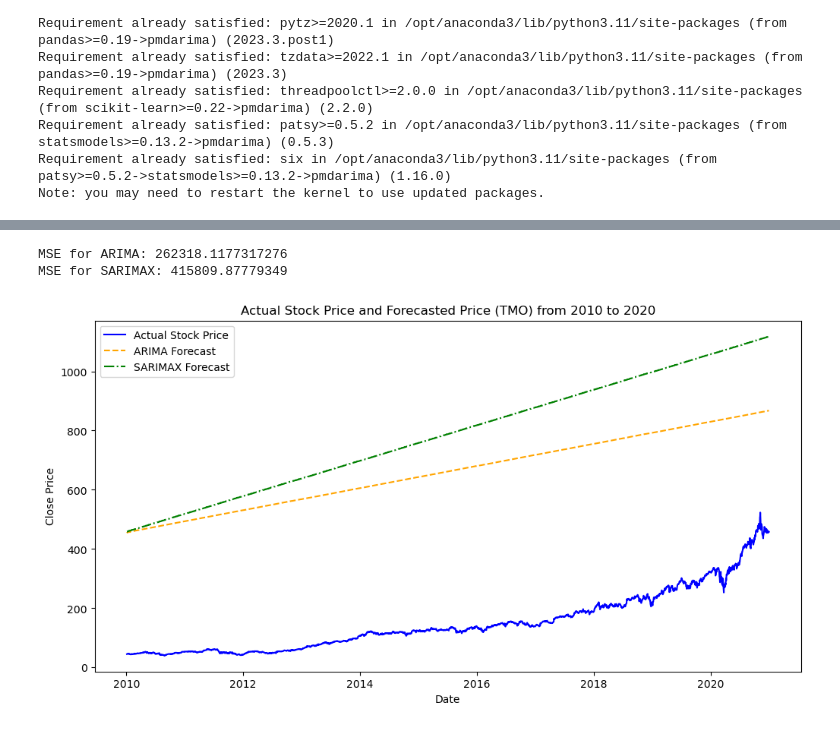
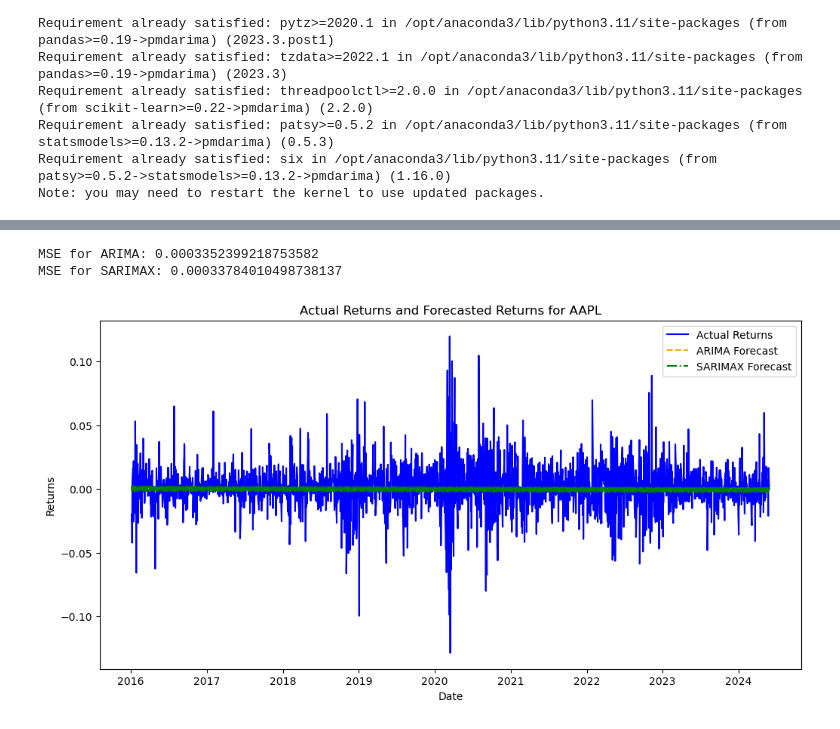
Before and after one commit to diyizhilunba/Python-for-Finance, a Jupyter notebook: method of time series.ipynb, the cells around one changed output, grey strips where cells are left out. Cells and saved outputs as stored; diff of their text form; code cells hidden in the pictures.

Commit message:
time series (two models)
A new optimized version

```diff
--- a/method of time series.ipynb
+++ b/method of time series.ipynb
@@ -35,0 +31,7 @@ sp500_list = sp500_df['Symbol'].sample(n=3).tolist()
+# %%
+START_DATE = '2016-01-01'
+END_DATE = '2024-5-29'
+ASSET = ['AAPL','TSLA', 'MSFT',"NVDA","GOOGL","AMZN","META"]
+prices_df = yf.download(ASSET,start = START_DATE,end = END_DATE)
+print(f'Downloaded {prices_df.shape[0]} rows of data.')
+prices_df.head()
@@ -36,8 +50,9 @@ sp500_list = sp500_df['Symbol'].sample(n=3).tolist()
 # %%
-start_date = '2010-01-01'
-end_date = '2020-12-31'
-prices_df = yf.download(sp500_list, start=start_date, end=end_date)['Adj Close']
-prices_df.dropna(axis=1, inplace=True)
-print(f'Downloaded {prices_df.shape[0]} rows of data.')
-print(prices_df.head())
+big_7_returns = prices_df['Adj Close'].pct_change().dropna()
+
+aapl_returns = big_7_returns['AAPL']
+q_low = aapl_returns.quantile(0.01)
+q_high = aapl_returns.quantile(0.99)
+aapl_returns_filtered = aapl_returns[(aapl_returns > q_low) & (aapl_returns < q_high)]
+aapl_returns.head()
 # %% [output]
@@ -59,6 +66,7 @@ data = data.dropna()
 # %%
-model_arima = pm.auto_arima(data['Close'], start_p=1, start_q=1, max_p=5, max_q=5, seasonal=False, d=1,
+model_arima = pm.auto_arima(aapl_returns_filtered, start_p=1, start_q=1, max_p=5, max_q=5, seasonal=False, d=1,
                             trace=True, error_action='ignore', suppress_warnings=True, stepwise=True)
-fc_arima, confint_arima = model_arima.predict(n_periods=len(data) + 12 * 4, return_conf_int=True)
+
+fc_arima, confint_arima = model_arima.predict(n_periods=len(aapl_returns) + 12 * 4, return_conf_int=True)
 # %% [output]
 Performing stepwise search to minimize aic
@@ -81,5 +89,5 @@ Total fit time: 24.564 seconds
 # %%
-model_sarimax = SARIMAX(data['Close'], order=(2, 1, 2), seasonal_order=(1, 1, 1, 12))
+model_sarimax = SARIMAX(aapl_returns_filtered, order=(2, 1, 2), seasonal_order=(1, 1, 1, 12))
 results_sarimax = model_sarimax.fit()
-fc_sarimax = results_sarimax.forecast(steps=len(data) + 12 * 4)
+fc_sarimax = results_sarimax.forecast(steps=len(aapl_returns) + 12 * 4)
 # %% [output]
@@ -104,11 +122,11 @@ CONVERGENCE: REL_REDUCTION_OF_F_<=_FACTR*EPSMCH
 # %%
-mse_arima = mean_squared_error(data['Close'], fc_arima[:len(data)])
-mse_sarimax = mean_squared_error(data['Close'], fc_sarimax[:len(data)])
+mse_arima = mean_squared_error(aapl_returns, fc_arima[:len(aapl_returns)])
+mse_sarimax = mean_squared_error(aapl_returns, fc_sarimax[:len(aapl_returns)])
 print(f'MSE for ARIMA: {mse_arima}')
 print(f'MSE for SARIMAX: {mse_sarimax}')
 # %% [output]
-MSE for ARIMA: 262318.1177317276
-MSE for SARIMAX: 415809.87779349
+MSE for ARIMA: 0.0003352399218753582
+MSE for SARIMAX: 0.00033784010498738137
 # %%
 if mse_arima < mse_sarimax:
     selected_model = model_arima
@@ -122,12 +143,12 @@ future_dates = pd.date_range(start=end_date, periods=12 * 10, freq='M')
 # %%
 plt.figure(figsize=(12, 6))
-plt.plot(data['Date'], data['Close'], label='Actual Stock Price', color='blue')
-plt.plot(data['Date'], fc_arima[:len(data)], label='ARIMA Forecast', color='orange', linestyle='--')
-plt.plot(data['Date'], fc_sarimax[:len(data)], label='SARIMAX Forecast', color='green', linestyle='-.')
-plt.title(f'Actual Stock Price and Forecasted Price ({ticker}) from 2010 to 2020')
+plt.plot(aapl_returns.index, aapl_returns, label='Actual Returns', color='blue')
+plt.plot(aapl_returns.index, fc_arima[:len(aapl_returns)], label='ARIMA Forecast', color='orange', linestyle='--')
+plt.plot(aapl_returns.index, fc_sarimax[:len(aapl_returns)], label='SARIMAX Forecast', color='green', linestyle='-.')
+plt.title('Actual Returns and Forecasted Returns for AAPL')
 plt.xlabel('Date')
-plt.ylabel('Close Price')
+plt.ylabel('Returns')
 plt.legend()
 plt.show()
 # %% [output]
-[figure, old version]
+[figure, new version]
```
Also changed, not shown: parts of 11 cells of this notebook.
